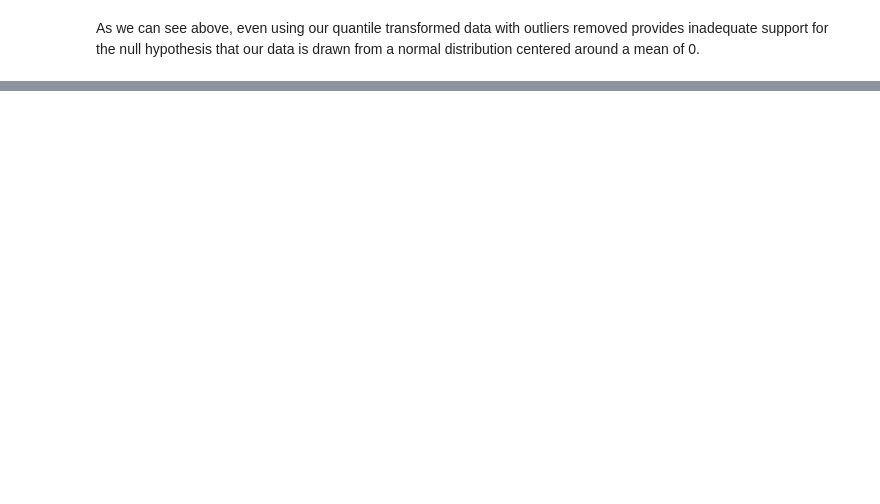
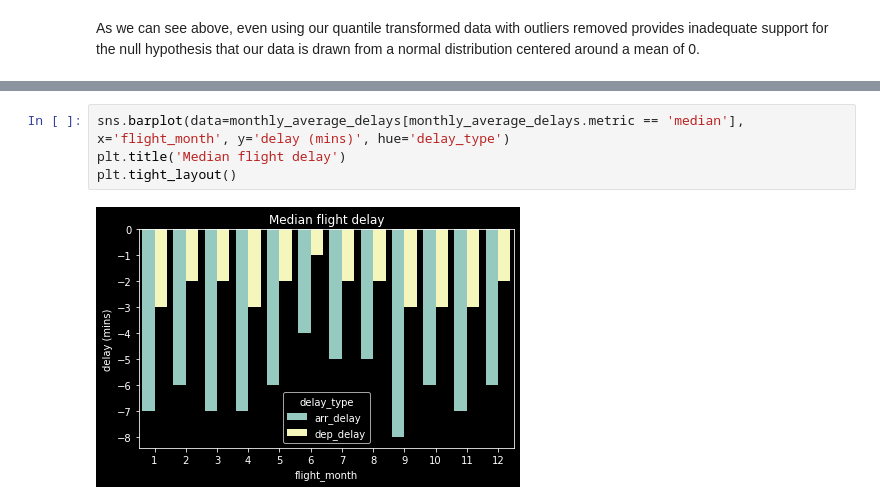
Before and after one commit to jsilke/flight-delay-prediction, a Jupyter notebook: Exploration/recommended_exploration.ipynb, the cells around one changed output, grey strips where cells are left out. Saved outputs shown, nothing was run; the diff lists cells and outputs as text; blank space fills up the shorter version.

```diff
--- a/Exploration/recommended_exploration.ipynb
+++ b/Exploration/recommended_exploration.ipynb
@@ -163,0 +184,6 @@ As we can see above, even using our quantile transformed data with outliers remo
+# %%
+sns.barplot(data=monthly_average_delays[monthly_average_delays.metric == 'median'], x='flight_month', y='delay (mins)', hue='delay_type')
+plt.title('Median flight delay')
+plt.tight_layout()
+# %% [output]
+[figure, added]
```
Also changed, not shown: parts of 29 cells of this notebook, 1 other file.
